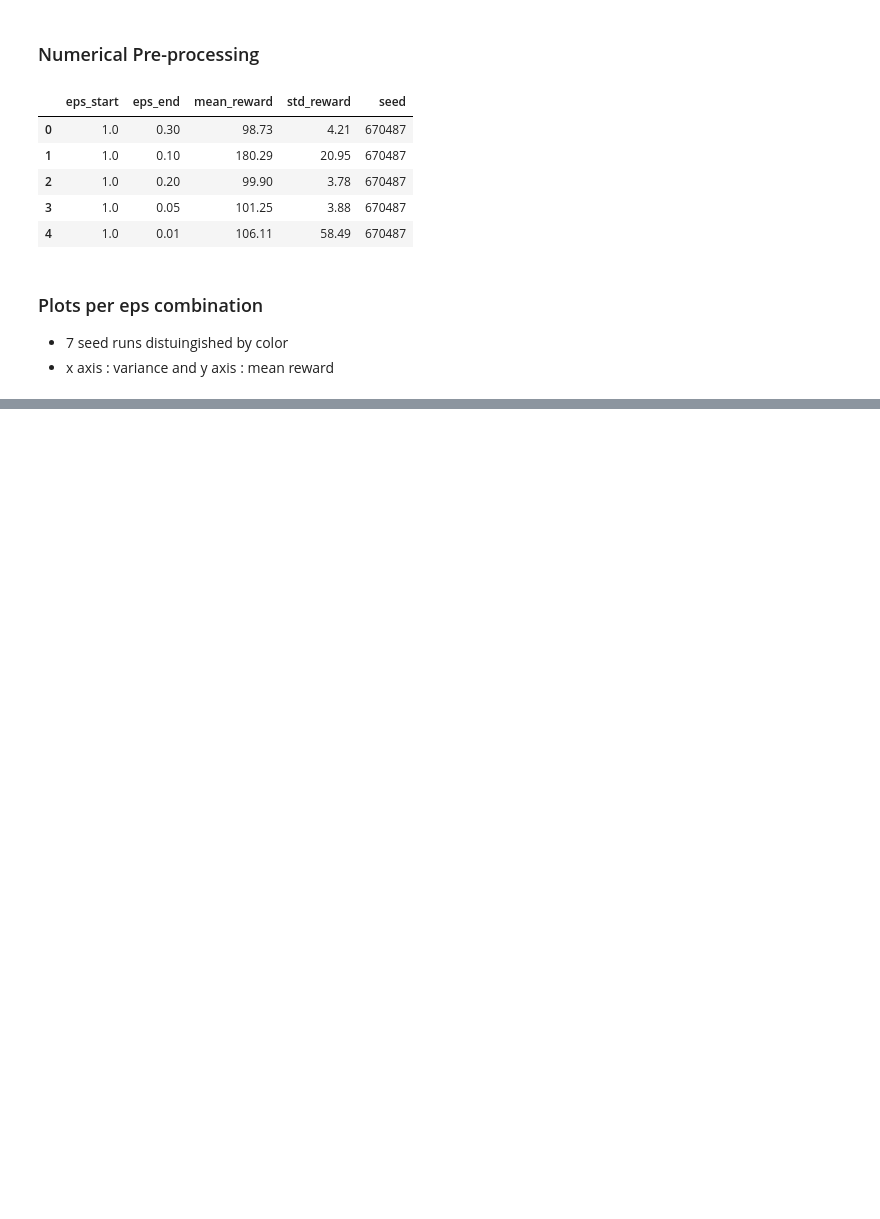
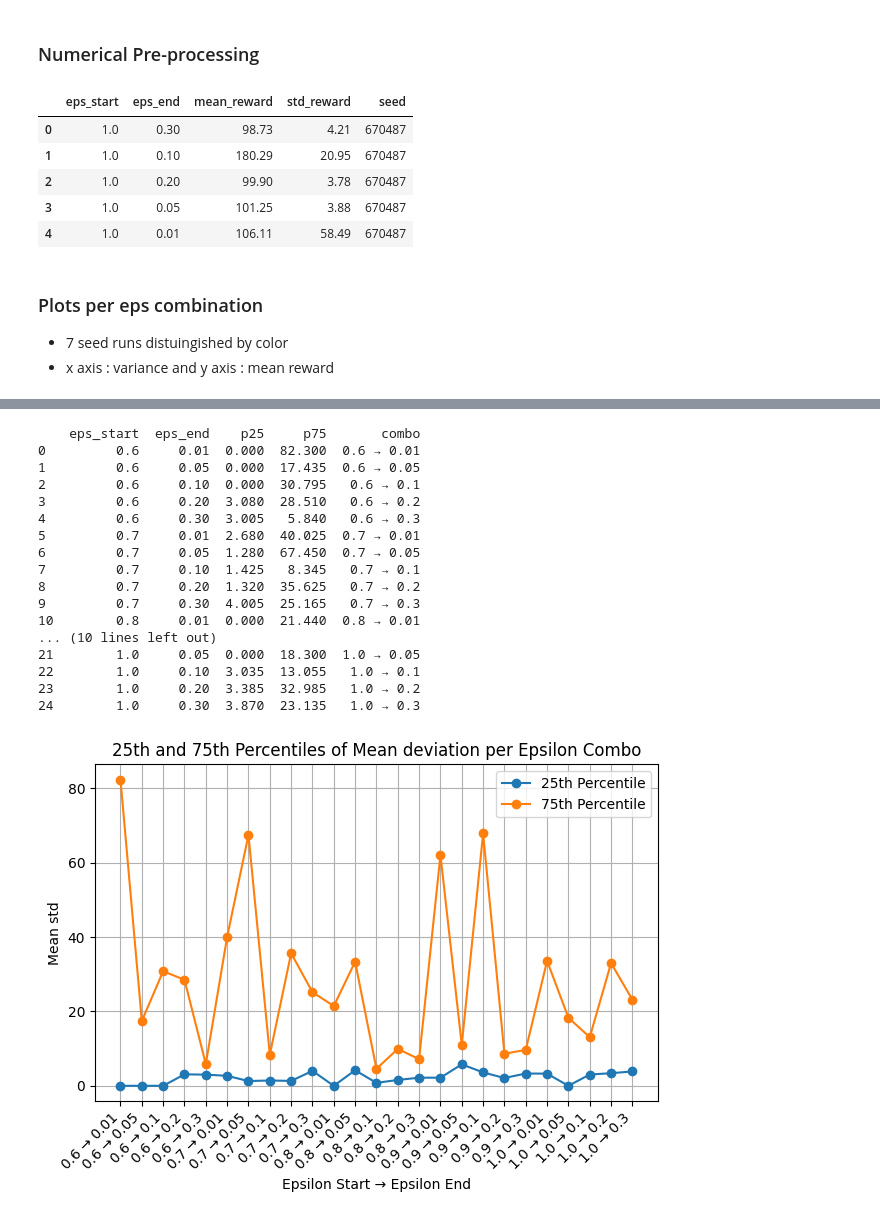
Before and after one commit to rulezcasa/eps_grid, a Jupyter notebook: plot.ipynb, the cells around one changed output, grey strips where cells are left out. Saved outputs shown, nothing was run; the diff lists cells and outputs as text; code cells hidden in the pictures; blank space fills up the shorter version.

```diff
--- a/plot.ipynb
+++ b/plot.ipynb
@@ -120,0 +196,44 @@ plt.show()
+# %%
+percentiles_std = df.groupby(['eps_start', 'eps_end'])['std_reward'] \
+    .agg(p25=lambda x: np.percentile(x, 25),
+         p75=lambda x: np.percentile(x, 75)) \
+    .reset_index()
+
+percentiles_std['combo'] = (
+    percentiles_std['eps_start'].astype(str) + ' → ' +
+    percentiles_std['eps_end'].astype(str)
+)
+
+print(percentiles_std)
+
+# Plot the 25th and 75th percentiles
+plt.figure()
+plt.plot(percentiles_std['combo'], percentiles_std['p25'], marker='o', label='25th Percentile')
+plt.plot(percentiles_std['combo'], percentiles_std['p75'], marker='o', label='75th Percentile')
+plt.xlabel('Epsilon Start → Epsilon End')
+plt.ylabel('Mean std')
+plt.title('25th and 75th Percentiles of Mean deviation per Epsilon Combo')
+plt.legend()
+plt.xticks(rotation=45, ha='right')
+plt.tight_layout()
+plt.grid(True)
+plt.show()
+# %% [output]
+    eps_start  eps_end    p25     p75       combo
+0         0.6     0.01  0.000  82.300  0.6 → 0.01
+1         0.6     0.05  0.000  17.435  0.6 → 0.05
+2         0.6     0.10  0.000  30.795   0.6 → 0.1
+3         0.6     0.20  3.080  28.510   0.6 → 0.2
+4         0.6     0.30  3.005   5.840   0.6 → 0.3
+5         0.7     0.01  2.680  40.025  0.7 → 0.01
+6         0.7     0.05  1.280  67.450  0.7 → 0.05
+7         0.7     0.10  1.425   8.345   0.7 → 0.1
+8         0.7     0.20  1.320  35.625   0.7 → 0.2
+9         0.7     0.30  4.005  25.165   0.7 → 0.3
+10        0.8     0.01  0.000  21.440  0.8 → 0.01
+... (10 lines left out)
+21        1.0     0.05  0.000  18.300  1.0 → 0.05
+22        1.0     0.10  3.035  13.055   1.0 → 0.1
+23        1.0     0.20  3.385  32.985   1.0 → 0.2
+24        1.0     0.30  3.870  23.135   1.0 → 0.3
+[figure, added]
```
Also changed, not shown: parts of 9 cells of this notebook, 31 other files.
